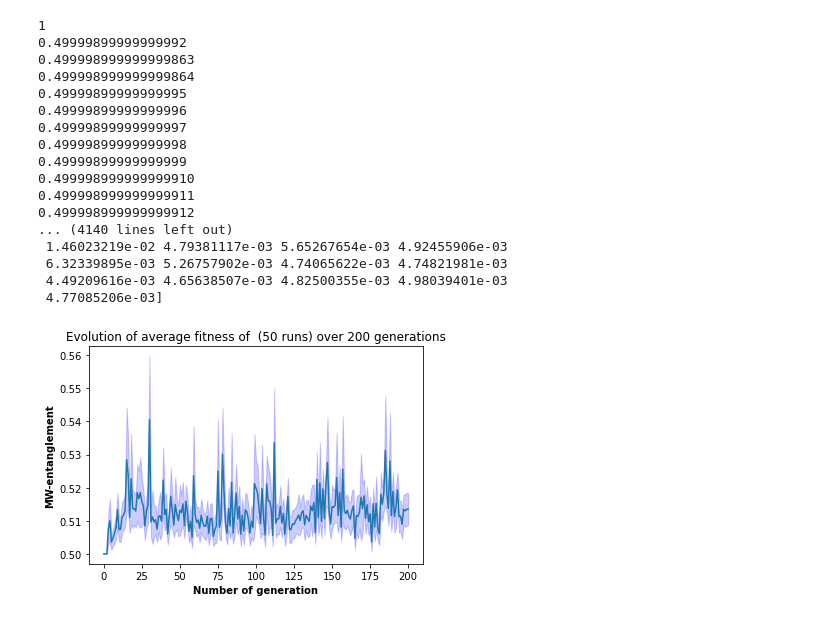
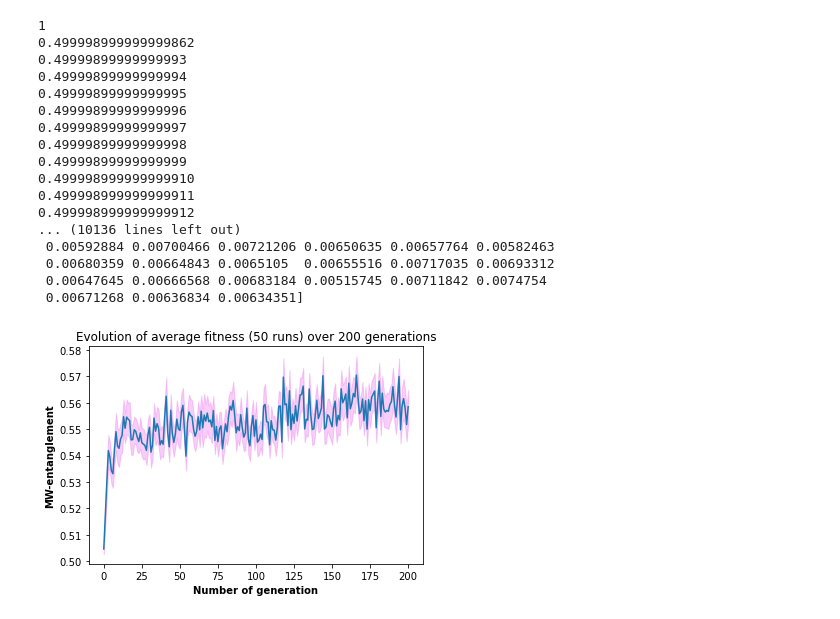
Before and after one commit to shailendrabhandari/QUEVO1, a Jupyter notebook: output_generator.ipynb, the cells around one changed output. Saved outputs shown, nothing was run; the diff lists cells and outputs as text; code cells hidden in the pictures.

```diff
--- a/output_generator.ipynb
+++ b/output_generator.ipynb
@@ -13,7 +13,7 @@ import itertools
 # %%
 mutation_prob = 5
 number_of_runs=50
-gates = 5 # 5,10,15,20
+gates = 15 # 5,10,15,20
 chromosomes = 20
 generations = 200
 gate_types = ['cx', 'x', 'h', 'rxx', 'rzz', 'swap', 'z', 'y', 'toffoli']
@@ -57,7 +57,7 @@ def run_evolution(number_of_runs, mutation_prob):
                 break
 
         all_fitness_data.append(final_fitness_list)
-        print("Generation ", i+1, " completed ")
+        print("Run ", i+1, " completed ")
 
     # calculate mean and standard deviation
     mean_fitness = np.mean(all_fitness_data, axis=0)
@@ -80,12 +80,12 @@ def run_evolution(number_of_runs, mutation_prob):
 
     return mean_fitness, std_fitness, standard_error
 
-mean_fitness, std_fitness, standard_error = run_evolution(number_of_runs=20, mutation_prob=5)
+mean_fitness, std_fitness, standard_error = run_evolution(number_of_runs=50, mutation_prob=5)
 # %% [output]
 1
-0.49999899999999992
-0.499998999999999863
-0.499998999999999864
+0.499998999999999862
+0.49999899999999993
+0.49999899999999994
 0.49999899999999995
 0.49999899999999996
 0.49999899999999997
@@ -94,20 +94,20 @@ mean_fitness, std_fitness, standard_error = run_evolution(number_of_runs=20, mut
 0.499998999999999910
 0.499998999999999911
 0.499998999999999912
-... (4140 lines left out)
- 1.46023219e-02 4.79381117e-03 5.65267654e-03 4.92455906e-03
- 6.32339895e-03 5.26757902e-03 4.74065622e-03 4.74821981e-03
- 4.49209616e-03 4.65638507e-03 4.82500355e-03 4.98039401e-03
- 4.77085206e-03]
+... (10136 lines left out)
+ 0.00592884 0.00700466 0.00721206 0.00650635 0.00657764 0.00582463
+ 0.00680359 0.00664843 0.0065105  0.00655516 0.00717035 0.00693312
+ 0.00647645 0.00666568 0.00683184 0.00515745 0.00711842 0.0074754
+ 0.00671268 0.00636834 0.00634351]
 # %%
 # plot the mean fitness with standard error
 plt.plot(mean_fitness)
-plt.fill_between(range(len(mean_fitness)), mean_fitness - standard_error, mean_fitness + standard_error, alpha=0.2, color='blue')
+plt.fill_between(range(len(mean_fitness)), mean_fitness - standard_error, mean_fitness + standard_error, alpha=0.4, color='violet')
 
 plt.xlabel("Number of generation", fontweight='bold')
 plt.ylabel("MW-entanglement", fontweight='bold')
 plt.title("Evolution of average fitness ({} runs) over 200 generations".format(number_of_runs))
-plt.savefig("fitness_plot_5gates.pdf")
+plt.savefig("fitness_plot_15gates.pdf")
 plt.show()
 # %% [output]
-[figure, old version]
+[figure, new version]
```
Also changed, not shown: parts of 3 cells of this notebook.
